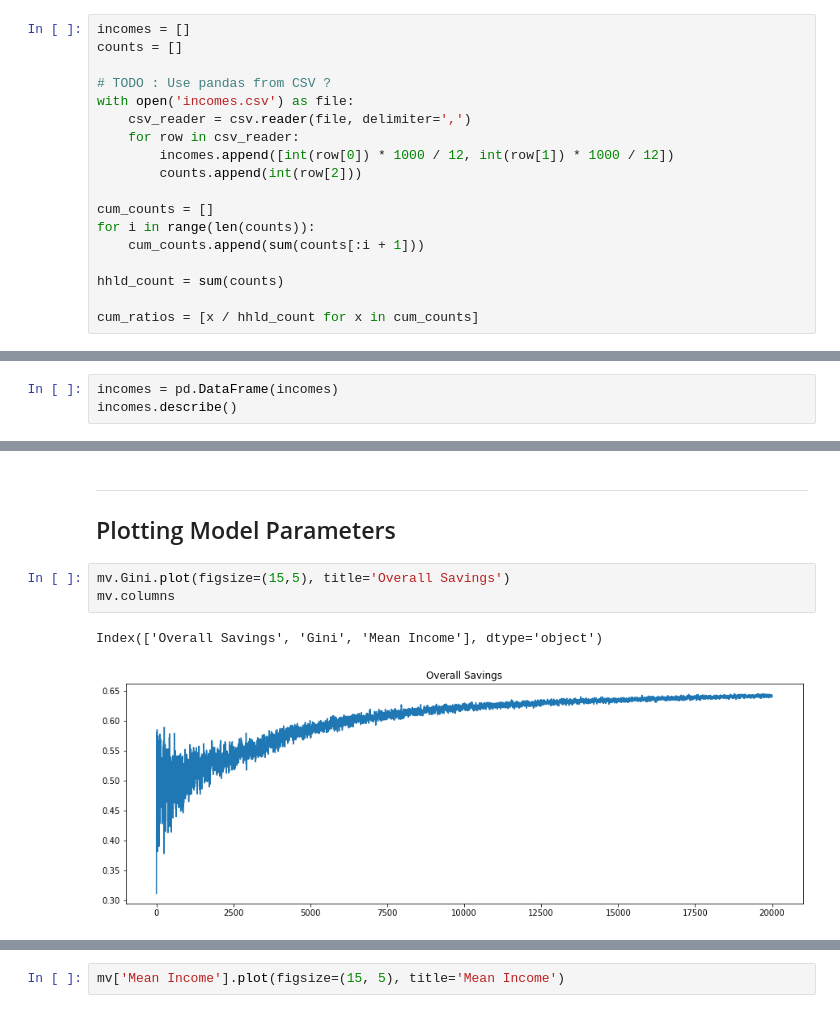
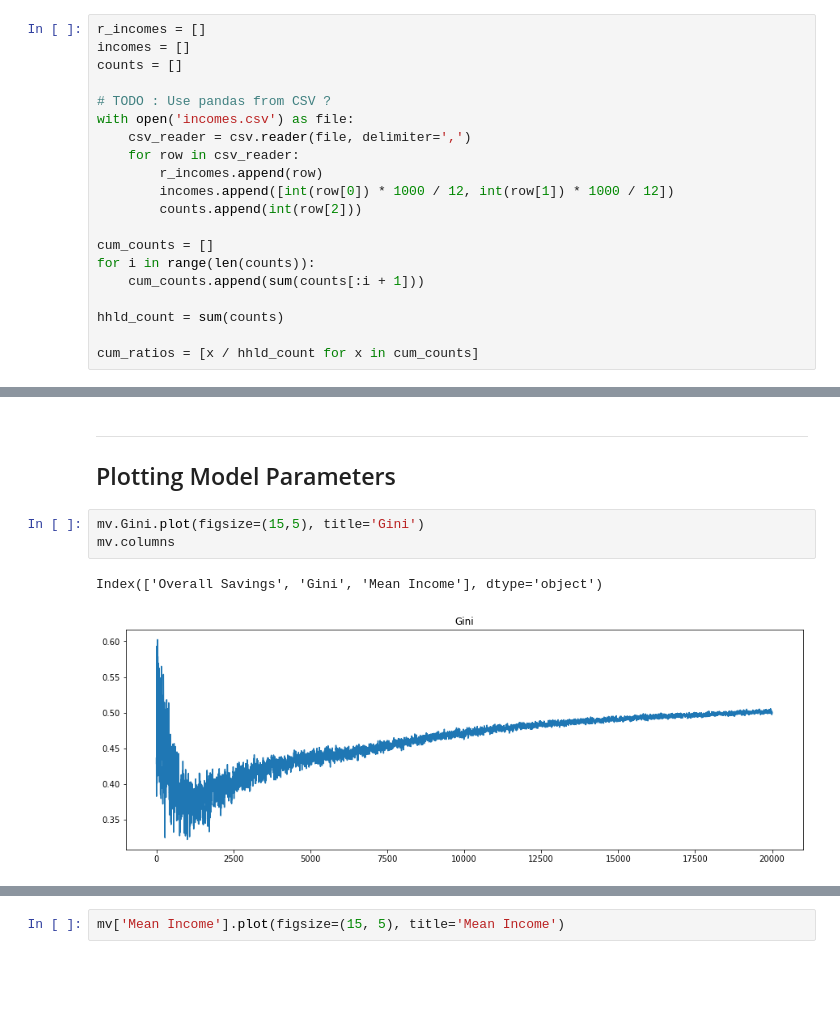
Before and after one commit to Caesar-blip/ABM, a Jupyter notebook: Visualization.ipynb, the cells around one changed output, grey strips where cells are left out. Drawn from its saved outputs; the diff is of its cells as text; blank space fills up the shorter version.

Commit message:
- commit 002 - preprocess, engineer income distribution

```diff
--- a/Visualization.ipynb
+++ b/Visualization.ipynb
@@ -7,4 +10,5 @@ import pandas as pd
 # %%
+r_incomes = []
 incomes = []
 counts = []
 
@@ -12,6 +16,7 @@ counts = []
 with open('incomes.csv') as file:
     csv_reader = csv.reader(file, delimiter=',')
     for row in csv_reader:
+        r_incomes.append(row)
         incomes.append([int(row[0]) * 1000 / 12, int(row[1]) * 1000 / 12])
         counts.append(int(row[2]))
 
@@ -27,3 +29,0 @@ cum_ratios = [x / hhld_count for x in cum_counts]
-# %%
-incomes = pd.DataFrame(incomes)
-incomes.describe()
@@ -51,11 +139,11 @@ mv = data.get_model_vars_dataframe()    # mv : 'model variables'
 ------------------------------------------------------------------------------------------------------------------------------
 ## Plotting Model Parameters
 # %%
-mv.Gini.plot(figsize=(15,5), title='Overall Savings')
+mv.Gini.plot(figsize=(15,5), title='Gini')
 mv.columns
 # %% [output]
 Index(['Overall Savings', 'Gini', 'Mean Income'], dtype='object')
-[figure, old version]
+[figure, new version]
 # %%
 mv['Overall Savings'].plot(figsize=(15,5), title='Overall Savings')
 # %% [output]
```
Also changed, not shown: parts of 12 cells of this notebook.
